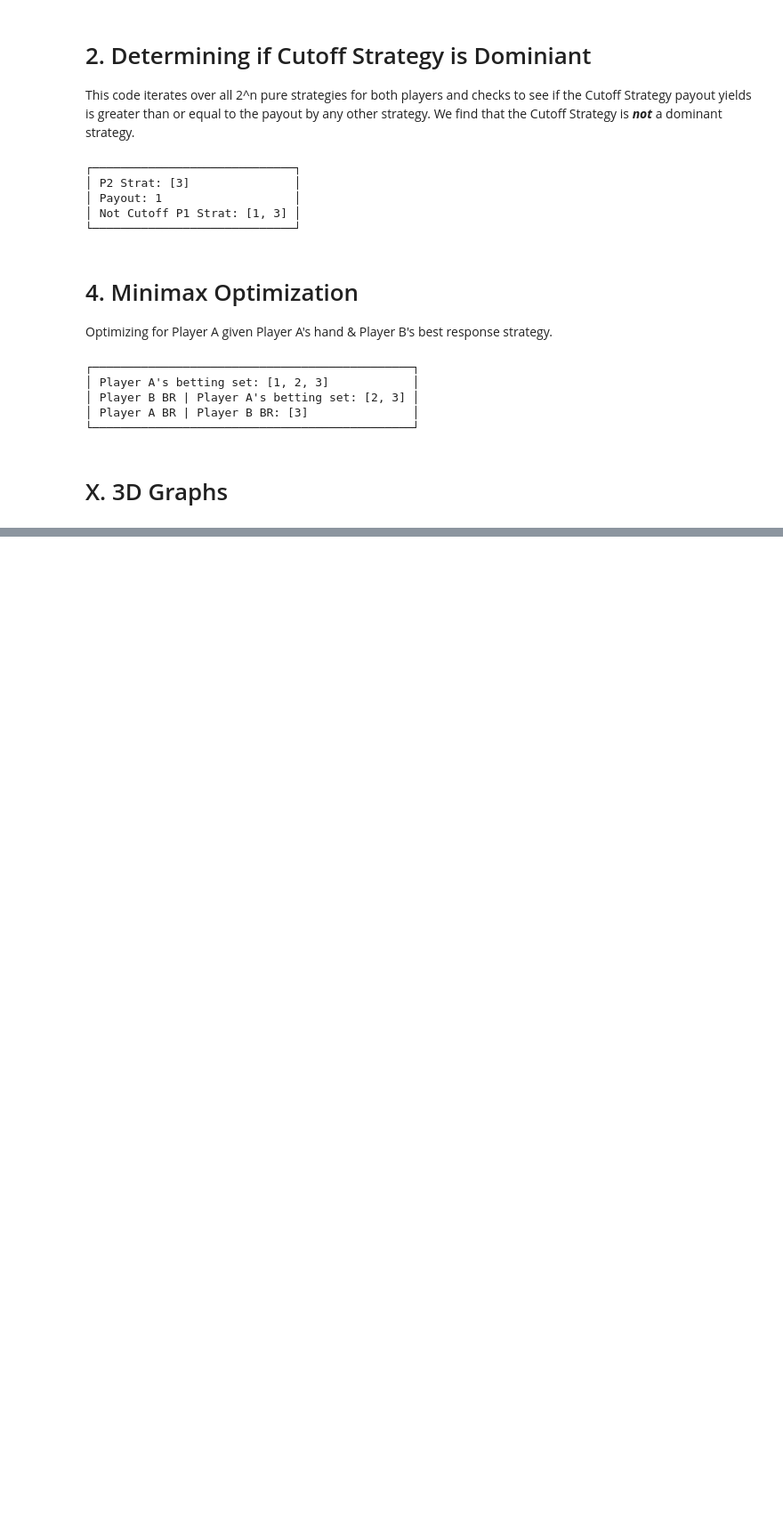
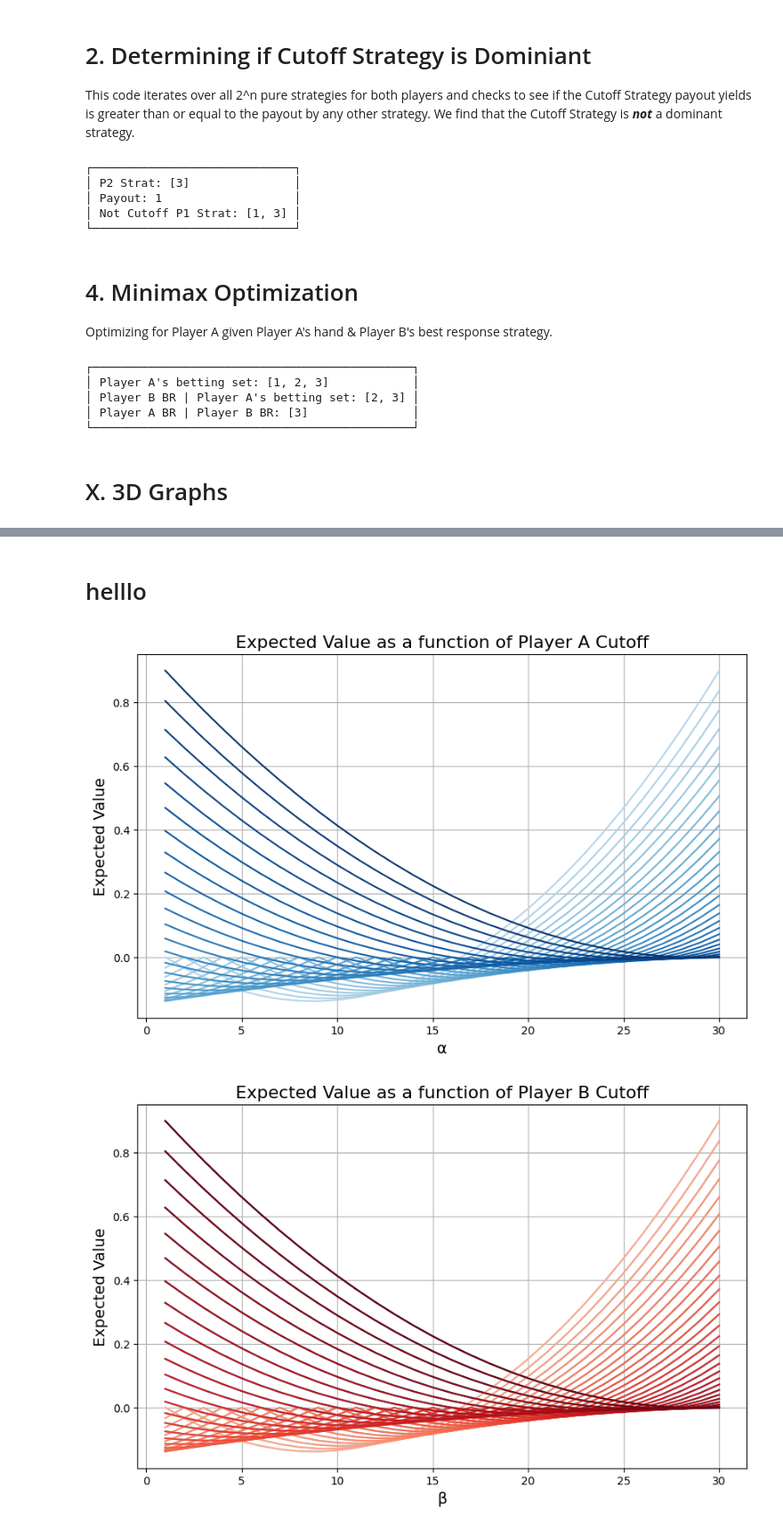
Before and after one commit to mihirt2/poker-like-games, a Jupyter notebook: discrete_poker_games.ipynb, the cells around one changed output, grey strips where cells are left out. Shown at 89% size. Cells and saved outputs as stored; diff of their text form; code cells hidden in the pictures; blank space fills up the shorter version.

```diff
--- a/discrete_poker_games.ipynb
+++ b/discrete_poker_games.ipynb
@@ -586,3 +588,53 @@ fig.update_layout(
 fig.show()
 # %% [output]
 [interactive output not drawn]
+# %% [markdown]
+# helllo
+# %%
+#@title { vertical-output: true }
+
+import numpy as np
+import matplotlib.pyplot as plt
+import matplotlib.cm as cm
+import matplotlib.colors as mcolors
+
+N = 30
+
+# (-3αb + α² + 2β² - 2β + 2α - nβ + nα) / (n (n - 1)), {β > α}
+def E_bga(alpha, beta, n):
+    return ((-3 * alpha * beta )+ (alpha * alpha) + (2 * beta * beta) - (2 * beta) + (2 * alpha) - (n * beta) + (n * alpha)) / (n * (n - 1))
+
+# (-3αb + β² + 2α² - 2α + 2β - nα + nβ) / (n(n-1)), {α > β}
+def E_agb(alpha, beta, n):
+    return ((-3 * alpha * beta) + (beta * beta) + (2 * alpha * alpha) - (2 * alpha) + (2 * beta) - (n * alpha) + (n * beta)) / (n * (n - 1))
+
+def level_curves(n, P1=True, P2=False):
+    values = np.arange(1, n + 1, 1)
+    plt.figure(figsize=(10, 6))
+
+    if P1:
+        colors = cm.Blues(np.linspace(0.3, 1, n))
+        for beta, color in zip(range(1, n + 1), colors):
+            results = [E_bga(alpha, beta, n) if beta > alpha else E_agb(alpha, beta, n) for alpha in values]
+            plt.plot(values, results, linestyle='-', color=color, label=f'Beta = {beta}')
+        plt.xlabel('α', fontsize=14)
+        plt.title('Expected Value as a function of Player A Cutoff', fontsize=16)
+
+    if P2:
+        colors = cm.Reds(np.linspace(0.3, 1, n))
+        for alpha, color in zip(range(1, n + 1), colors):
+            results = [E_agb(alpha, beta, n) if alpha > beta else E_bga(alpha, beta, n) for beta in values]
+            plt.plot(values, results, linestyle='-', color=color, label=f'Alpha = {alpha}')
+        plt.xlabel('β', fontsize=14)
+        plt.title('Expected Value as a function of Player B Cutoff', fontsize=16)
+
+    plt.ylabel('Expected Value', fontsize=14)
+    plt.grid(True)
+    plt.show()
+
+# Example Usage
+level_curves(n=N, P1=True)  # Holds beta
+level_curves(n=N, P2=True)  # Holds alpha
+# %% [output]
+[figure, added]
+[figure, added]
```
Also changed, not shown: parts of 2 cells of this notebook.
